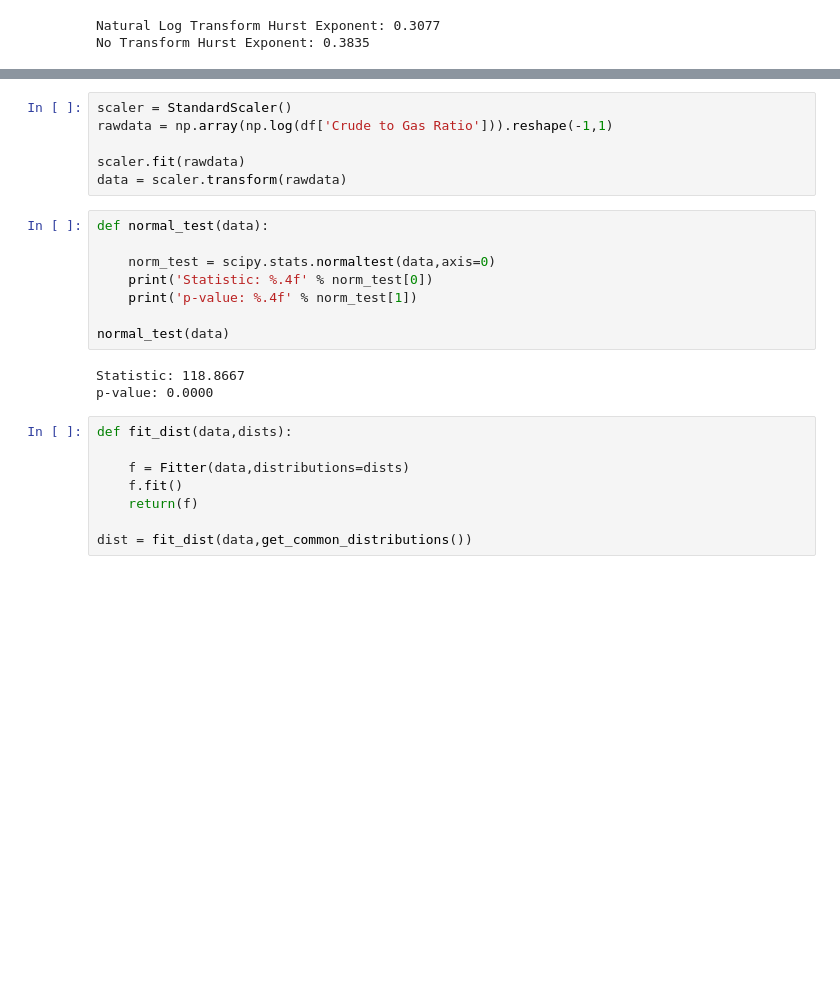
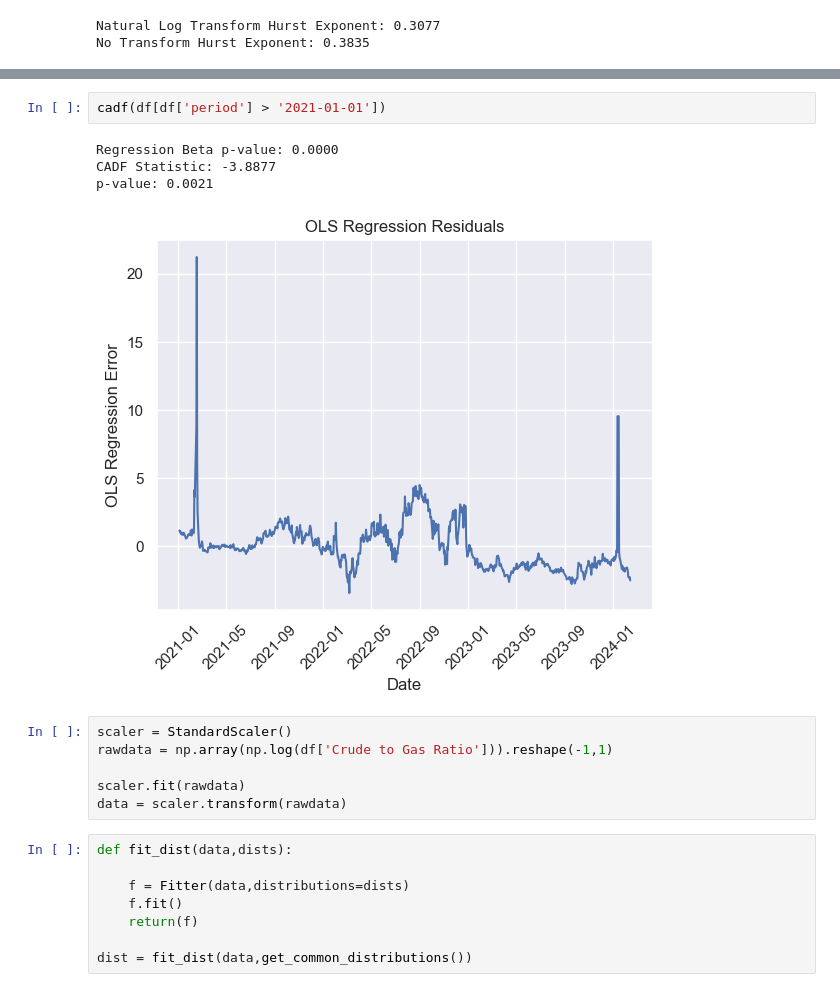
Before and after one commit to Steven23457/FNCE-443-Project, a Jupyter notebook: CrudetoGas.ipynb, the cells around one changed output, grey strips where cells are left out. Cells and saved outputs as stored; diff of their text form; blank space fills up the shorter version.

```diff
--- a/CrudetoGas.ipynb
+++ b/CrudetoGas.ipynb
@@ -116,20 +121,16 @@ p-value: 0.0000
+# %%
+cadf(df[df['period'] > '2021-01-01'])
+# %% [output]
+Regression Beta p-value: 0.0000
+CADF Statistic: -3.8877
+p-value: 0.0021
+[figure, added]
 # %%
 scaler = StandardScaler()
 rawdata = np.array(np.log(df['Crude to Gas Ratio'])).reshape(-1,1)
 
 scaler.fit(rawdata)
 data = scaler.transform(rawdata)
-# %%
-def normal_test(data):
-
-    norm_test = scipy.stats.normaltest(data,axis=0)
-    print('Statistic: %.4f' % norm_test[0])
-    print('p-value: %.4f' % norm_test[1])
-
-normal_test(data)
-# %% [output]
-Statistic: 118.8667
-p-value: 0.0000
 # %%
 def fit_dist(data,dists):
 
```
Also changed, not shown: parts of 6 cells of this notebook.
